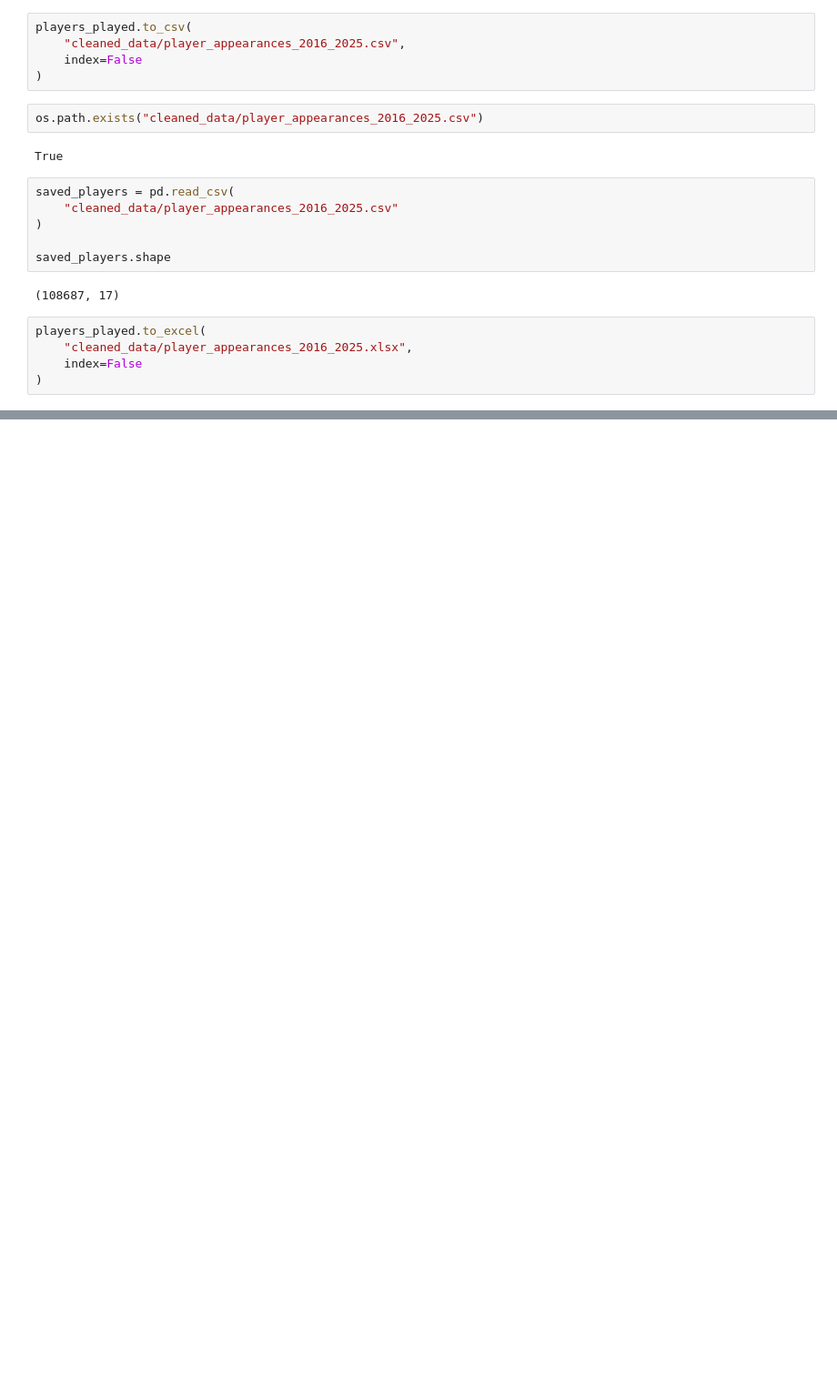
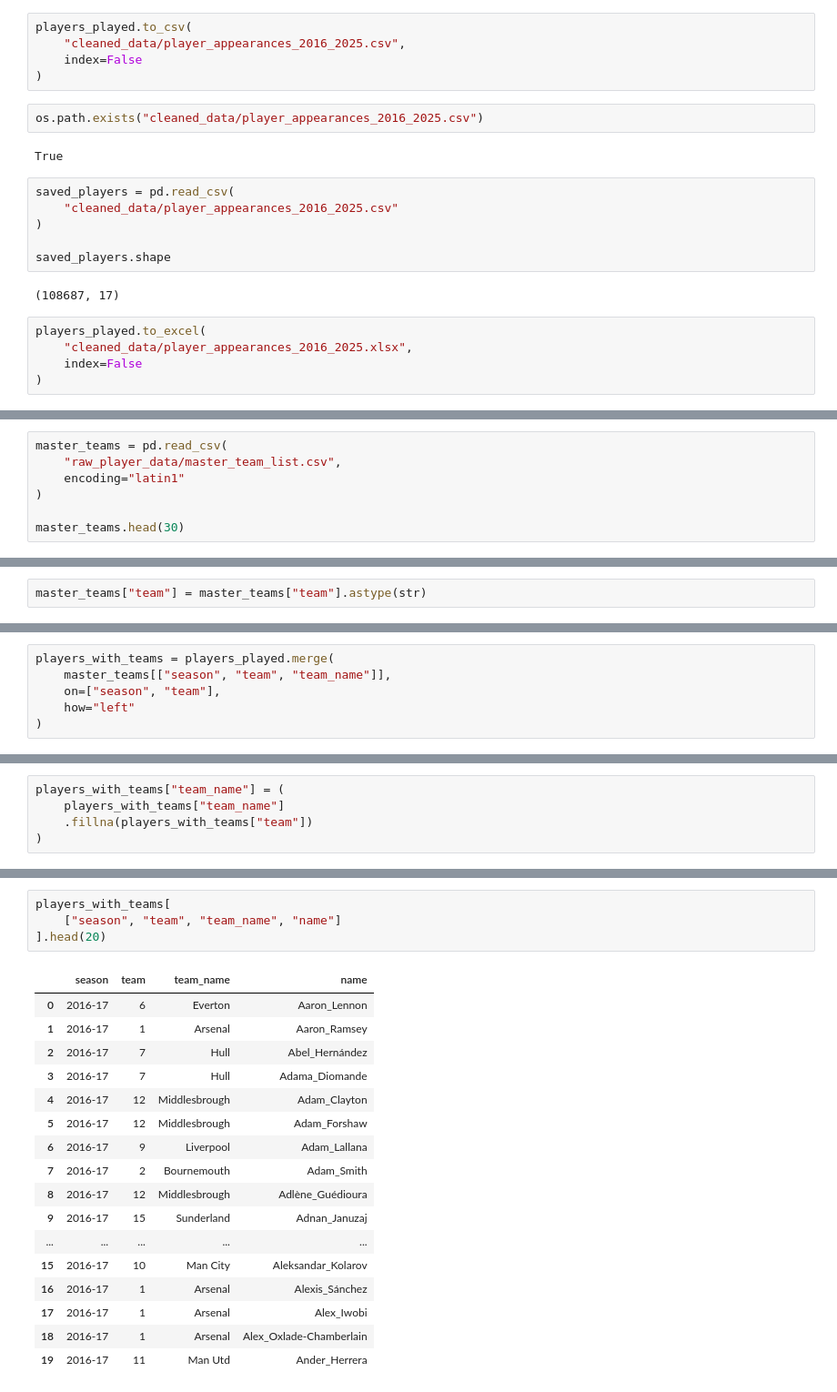
Before and after one commit to clellandjw/CMPT491_1, a Jupyter notebook: 491_2/combined_2.ipynb, the cells around one changed output, grey strips where cells are left out. Shown at 91% size. Cells and saved outputs as stored; diff of their text form; blank space fills up the shorter version.

Commit message:
string team names consisten

```diff
--- a/491_2/combined_2.ipynb
+++ b/491_2/combined_2.ipynb
@@ -945,0 +1076,7 @@ players_played.to_excel(
+# %%
+master_teams = pd.read_csv(
+    "raw_player_data/master_team_list.csv",
+    encoding="latin1"
+)
+
+master_teams.head(30)
@@ -945,0 +1137,2 @@ players_played.to_excel(
+# %%
+master_teams["team"] = master_teams["team"].astype(str)
@@ -945,0 +1145,6 @@ players_played.to_excel(
+# %%
+players_with_teams = players_played.merge(
+    master_teams[["season", "team", "team_name"]],
+    on=["season", "team"],
+    how="left"
+)
@@ -945,0 +1176,5 @@ players_played.to_excel(
+# %%
+players_with_teams["team_name"] = (
+    players_with_teams["team_name"]
+    .fillna(players_with_teams["team"])
+)
@@ -945,0 +1200,22 @@ players_played.to_excel(
+# %%
+players_with_teams[
+    ["season", "team", "team_name", "name"]
+].head(20)
+# %% [output]
+|  | season | team | team_name | name |
+| 0 | 2016-17 | 6 | Everton | Aaron_Lennon |
+| 1 | 2016-17 | 1 | Arsenal | Aaron_Ramsey |
+| 2 | 2016-17 | 7 | Hull | Abel_Hernández |
+| 3 | 2016-17 | 7 | Hull | Adama_Diomande |
+| 4 | 2016-17 | 12 | Middlesbrough | Adam_Clayton |
+| 5 | 2016-17 | 12 | Middlesbrough | Adam_Forshaw |
+| 6 | 2016-17 | 9 | Liverpool | Adam_Lallana |
+| 7 | 2016-17 | 2 | Bournemouth | Adam_Smith |
+| 8 | 2016-17 | 12 | Middlesbrough | Adlène_Guédioura |
+| 9 | 2016-17 | 15 | Sunderland | Adnan_Januzaj |
+| ... | ... | ... | ... | ... |
+| 15 | 2016-17 | 10 | Man City | Aleksandar_Kolarov |
+| 16 | 2016-17 | 1 | Arsenal | Alexis_Sánchez |
+| 17 | 2016-17 | 1 | Arsenal | Alex_Iwobi |
+| 18 | 2016-17 | 1 | Arsenal | Alex_Oxlade-Chamberlain |
+| 19 | 2016-17 | 11 | Man Utd | Ander_Herrera |
```
Also changed, not shown: parts of 25 cells of this notebook, 2 other files.
